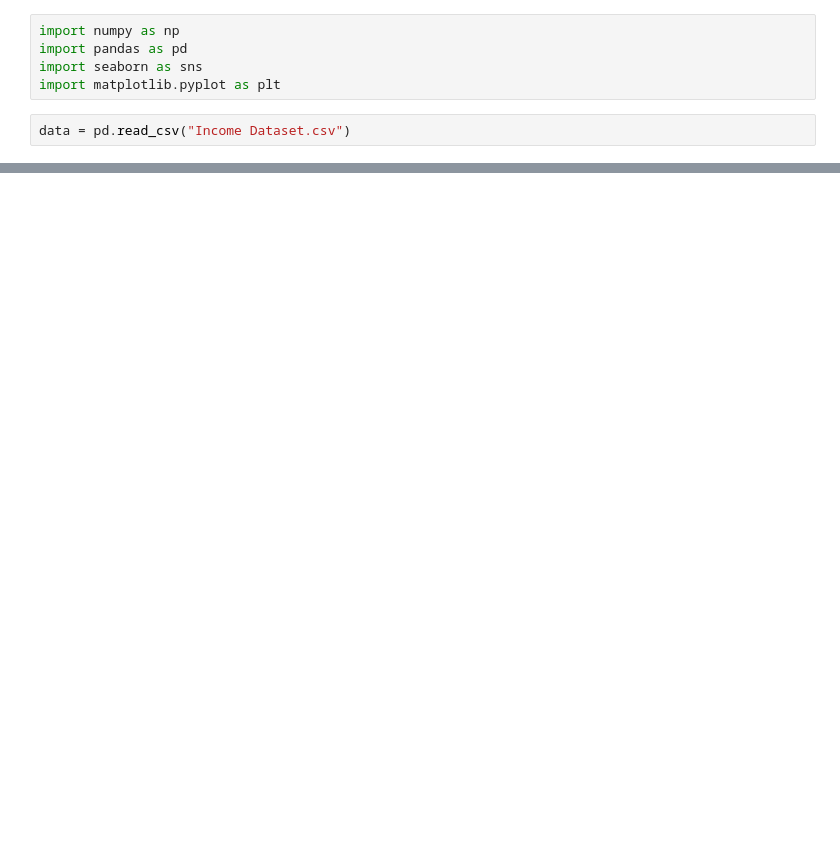
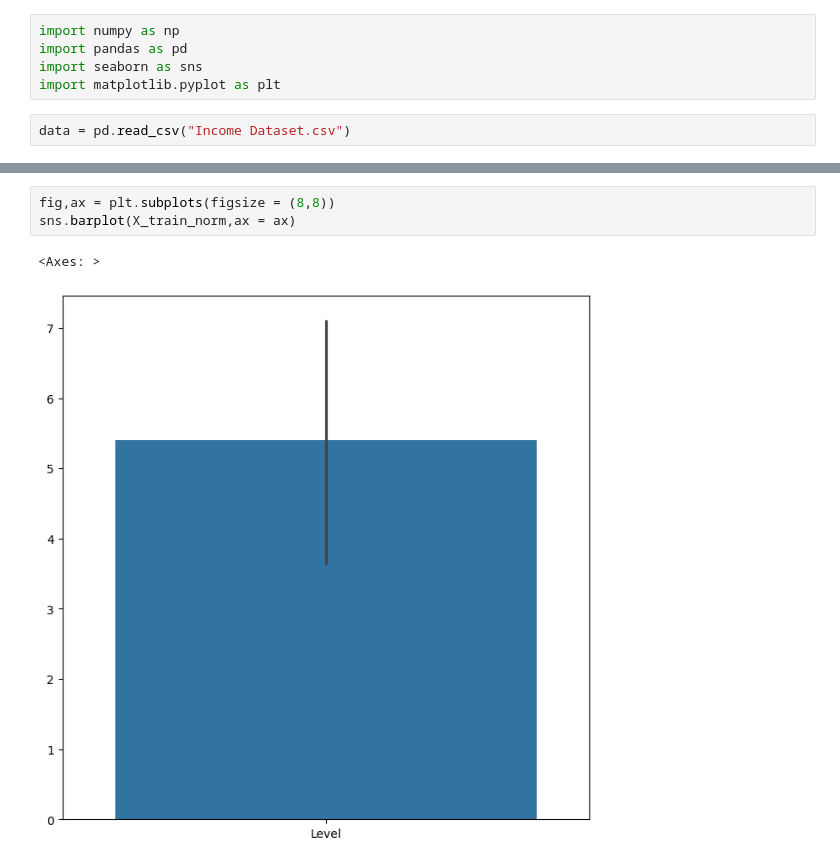
Before and after one commit to Priyabrata111/Predict_Salary, a Jupyter notebook: Predict_Salary.ipynb, the cells around one changed output, grey strips where cells are left out. Drawn from its saved outputs; the diff is of its cells as text; blank space fills up the shorter version.

```diff
--- a/Predict_Salary.ipynb
+++ b/Predict_Salary.ipynb
@@ -135,0 +137,6 @@ array([[-1.2355168 ],
+# %%
+fig,ax = plt.subplots(figsize = (8,8))
+sns.barplot(X_train_norm,ax = ax)
+# %% [output]
+<Axes: >
+[figure, added]
```
Also changed, not shown: parts of 24 cells of this notebook, 1 other file.
